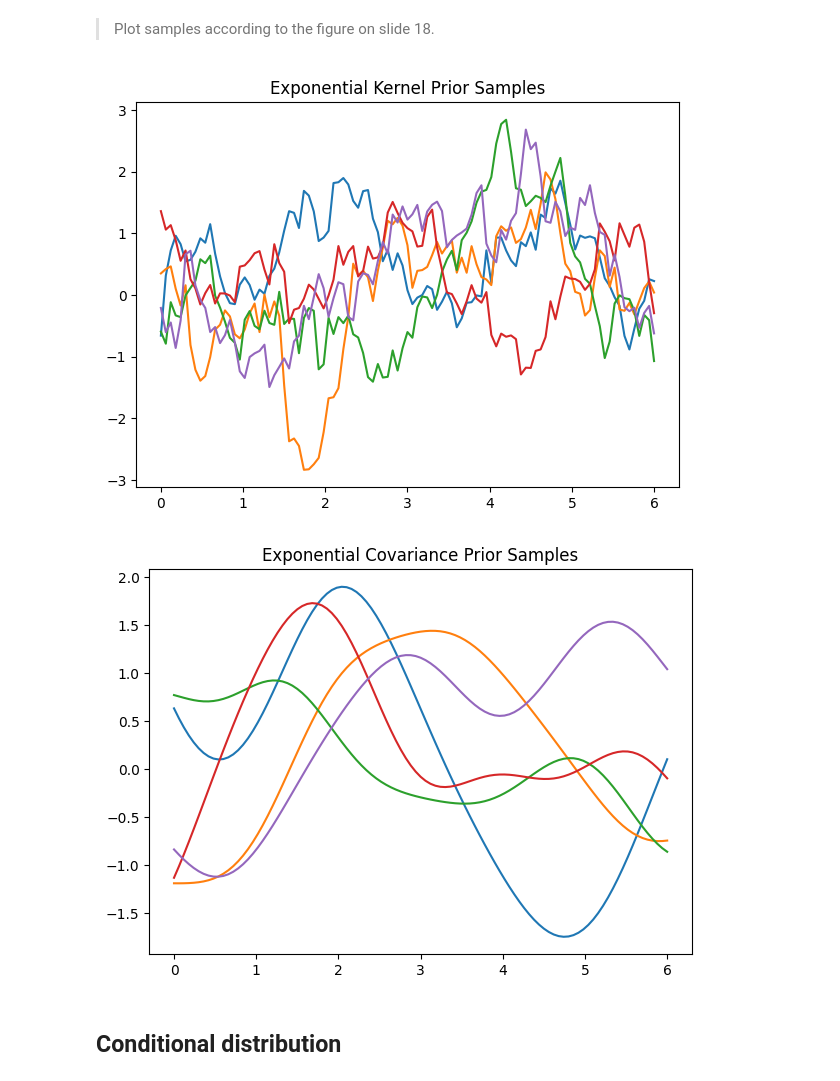
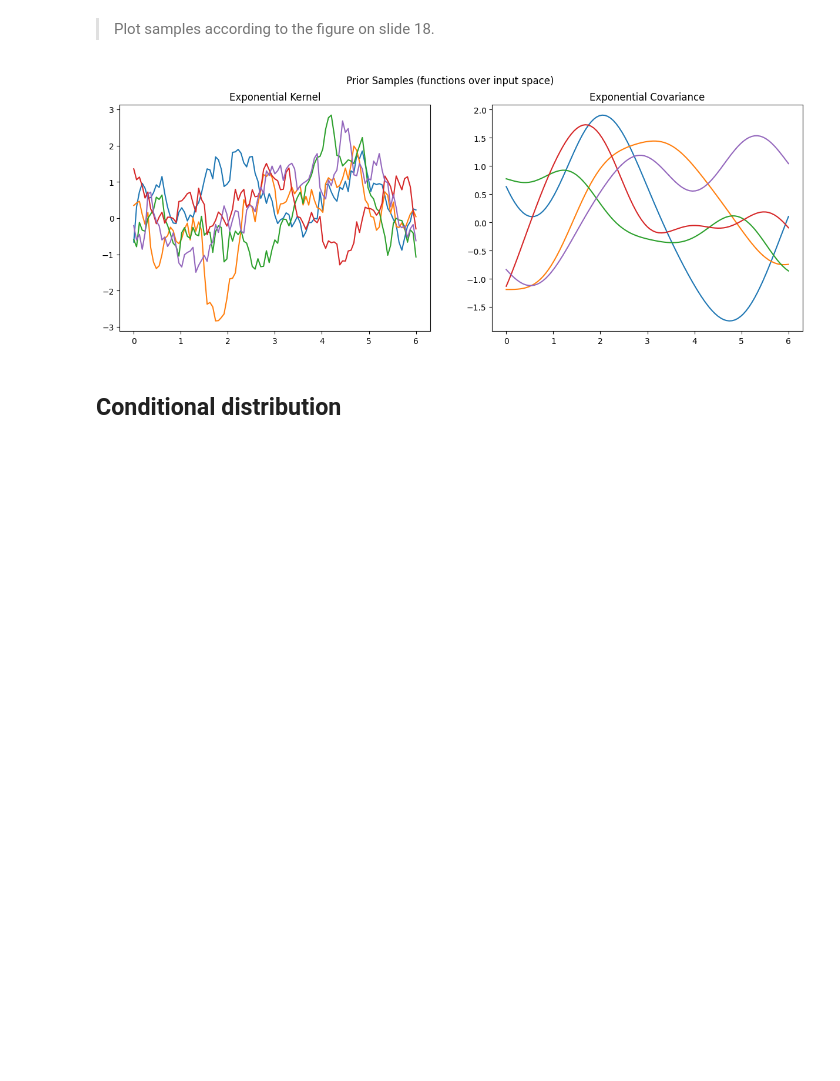
Before and after one commit to aalbayrak394/Pattern-Recognition-II, a Jupyter notebook: notebooks/02_gaussian_processes.ipynb, the cells around one changed output. Saved outputs shown, nothing was run; the diff lists cells and outputs as text; code cells hidden in the pictures; blank space fills up the shorter version.

```diff
--- a/notebooks/02_gaussian_processes.ipynb
+++ b/notebooks/02_gaussian_processes.ipynb
@@ -43,7 +46,9 @@ class ExponentialCovariance:
     def __call__(self, x, y):
         x = np.array(x)
         y = np.array(y)
-        return self.theta0 * np.exp(-0.5 * self.theta1 * np.linalg.norm(x - y)**2) + self.theta2 + self.theta3 * (x.T * y)
+        return self.theta0 * np.exp(-0.5 * self.theta1 * np.linalg.norm(x - y)**2) \
+            + self.theta2 \
+            + self.theta3 * (x.T * y)
 
 kernel = ExponentialCovariance()
 kernel([2], [1]) # should return 0.6065306597126334
@@ -86,19 +91,20 @@ class GaussianProcess:
 # %%
 kernels = {
     'Exponential Kernel': ExponentialKernel(),
     'Exponential Covariance': ExponentialCovariance()
 }
 
-for name, kernel in kernels.items():
+fig, axs = plt.subplots(1, len(kernels), figsize=(15, 5))
+for i, (name, kernel) in enumerate(kernels.items()):
     gp = GaussianProcess(kernel)
     samples = gp.prior_samples(axis, 5)
-    plt.figure(figsize=(7,5))
-    plt.plot(axis, samples.T)
-    plt.title(f'{name} Prior Samples')
-    plt.show()
+    for sample in samples:
+        axs[i].plot(axis, sample)
+    axs[i].set_title(name)
+fig.suptitle('Prior Samples (functions over input space)')
+plt.show()
 # %% [output]
-[figure, old version]
+[figure, new version]
-[figure, removed]
 # %% [markdown]
 ## Conditional distribution
 # %% [markdown]
```
Also changed, not shown: parts of 2 cells of this notebook, 1 other file.
